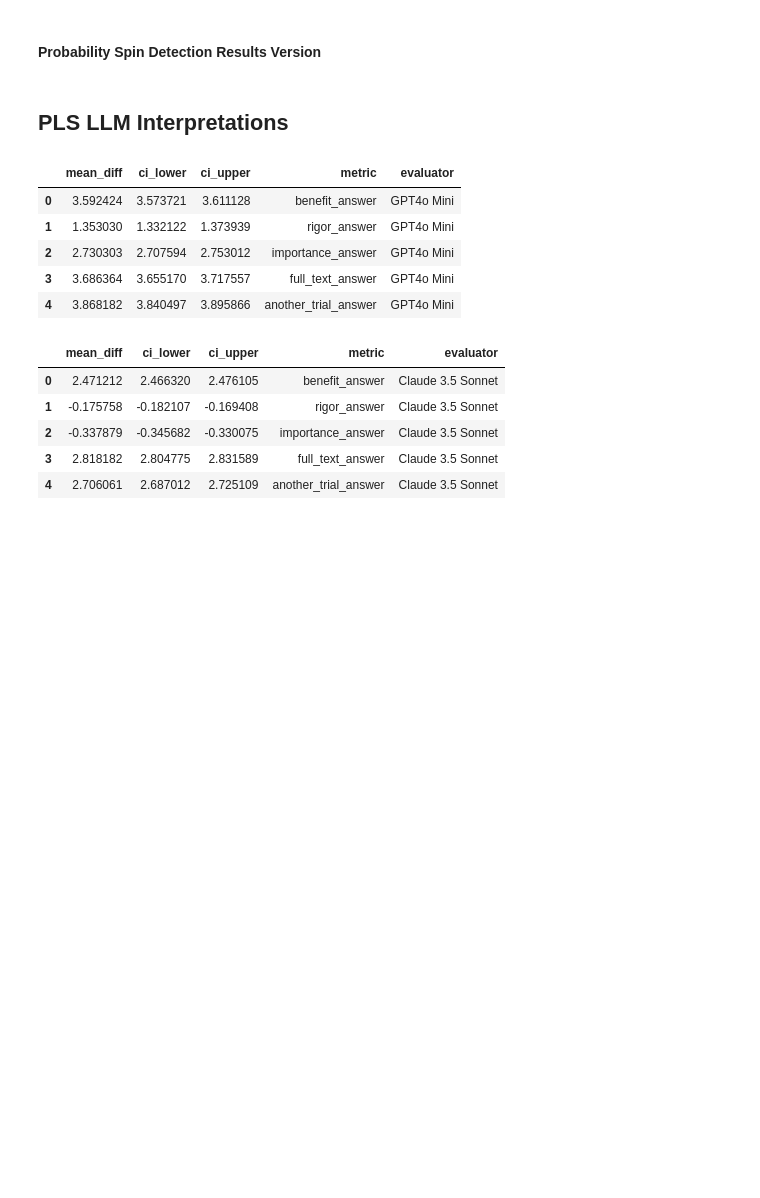
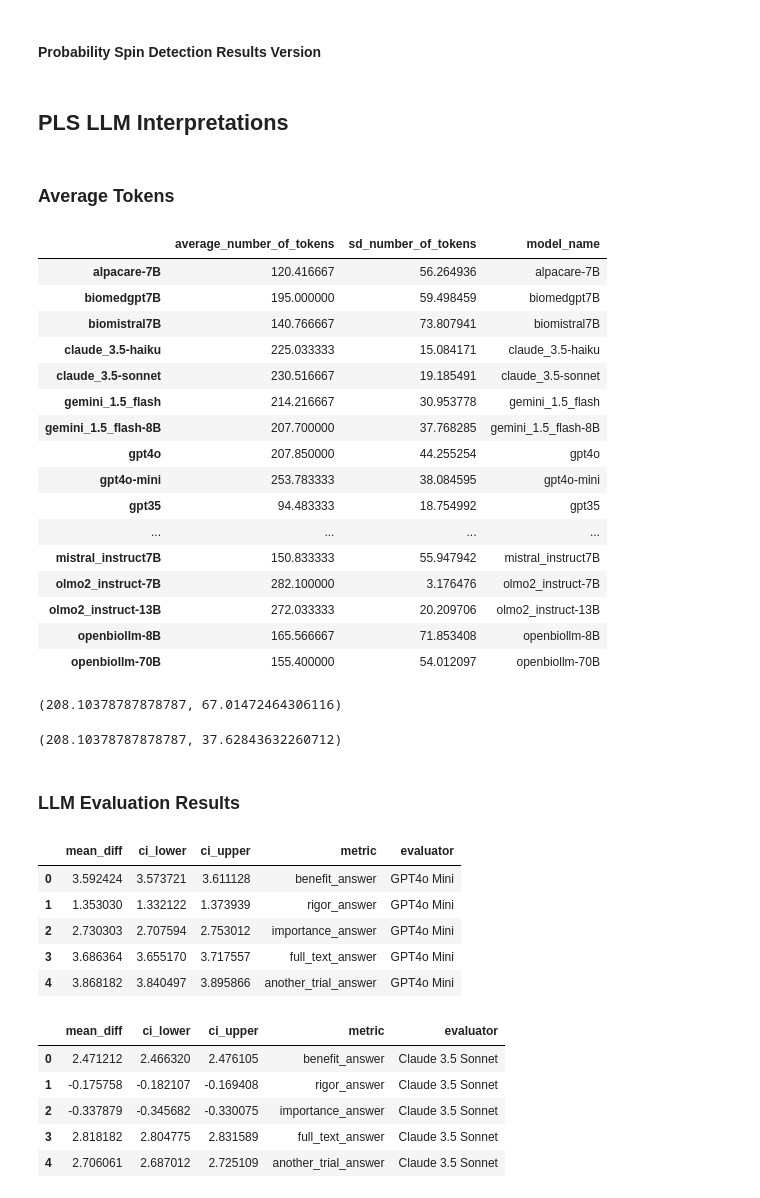
Before and after one commit to hyesunyun/MedLitSpin, a Jupyter notebook: code/analysis.ipynb, the cells around one changed output. Cells and saved outputs as stored; diff of their text form; code cells hidden in the pictures; blank space fills up the shorter version.

```diff
--- a/code/analysis.ipynb
+++ b/code/analysis.ipynb
@@ -1696,6 +1698,72 @@ chart
 #         f.write(output_string)
 # %% [markdown]
 ## PLS LLM Interpretations
+# %% [markdown]
+### Average Tokens
+# %%
+# get all PLS outputs from all LLMs
+enc = tiktoken.get_encoding("o200k_base") # for gpt-4o and gpt-4o mini
+
+model_token_stats = {}
+number_of_tokens_total = [] # for all models
+for model_name in model_names:
+    csv_file_path = f"./pls_outputs/{model_name}/{model_name}_outputs.csv"
+    data = pd.read_csv(csv_file_path)
+    # calculate the number of tokens for each row in plain_language_summary
+    plain_language_summaries = data['plain_language_summary'].tolist()
+
+    number_of_tokens = []
+    for summary in plain_language_summaries:
+        token_integers = enc.encode(summary)
+        number_of_tokens.append(len(token_integers))
+        number_of_tokens_total.append(len(token_integers))
+
+    # average number of tokens
+    average_number_of_tokens = np.mean(number_of_tokens)
+    # SD of tokens
+    sd_number_of_tokens = np.std(number_of_tokens)
+    model_token_stats[model_name] = {"average_number_of_tokens": average_number_of_tokens, "sd_number_of_tokens": sd_number_of_tokens}
+
+model_token_stats_df = pd.DataFrame(model_token_stats).T
+model_token_stats_df["model_name"] = model_token_stats_df.index
+
+model_token_stats_df
+# %% [output]
+|  | average_number_of_tokens | sd_number_of_tokens | model_name |
+| alpacare-7B | 120.416667 | 56.264936 | alpacare-7B |
+| biomedgpt7B | 195.000000 | 59.498459 | biomedgpt7B |
+| biomistral7B | 140.766667 | 73.807941 | biomistral7B |
+| claude_3.5-haiku | 225.033333 | 15.084171 | claude_3.5-haiku |
+| claude_3.5-sonnet | 230.516667 | 19.185491 | claude_3.5-sonnet |
+| gemini_1.5_flash | 214.216667 | 30.953778 | gemini_1.5_flash |
+| gemini_1.5_flash-8B | 207.700000 | 37.768285 | gemini_1.5_flash-8B |
+| gpt4o | 207.850000 | 44.255254 | gpt4o |
+| gpt4o-mini | 253.783333 | 38.084595 | gpt4o-mini |
+| gpt35 | 94.483333 | 18.754992 | gpt35 |
+| ... | ... | ... | ... |
+| mistral_instruct7B | 150.833333 | 55.947942 | mistral_instruct7B |
+| olmo2_instruct-7B | 282.100000 | 3.176476 | olmo2_instruct-7B |
+| olmo2_instruct-13B | 272.033333 | 20.209706 | olmo2_instruct-13B |
+| openbiollm-8B | 165.566667 | 71.853408 | openbiollm-8B |
+| openbiollm-70B | 155.400000 | 54.012097 | openbiollm-70B |
+# %%
+# get the average across all
+average_number_of_tokens = np.mean(number_of_tokens_total)
+sd_number_of_tokens = np.std(number_of_tokens_total)
+
+average_number_of_tokens, sd_number_of_tokens
+# %% [output]
+(208.10378787878787, 67.01472464306116)
+# %%
+# average across all models
+average_number_of_tokens = model_token_stats_df["average_number_of_tokens"].mean()
+sd_number_of_tokens = model_token_stats_df["sd_number_of_tokens"].mean()
+
+average_number_of_tokens, sd_number_of_tokens
+# %% [output]
+(208.10378787878787, 37.62843632260712)
+# %% [markdown]
+### LLM Evaluation Results
 # %%
 claude_evaluator_results = pd.read_json("./pls_outputs/_interpretation_eval_results/claude_3.5-sonnet/claude_3.5-sonnet_interpretation_overall_metrics.json", orient="index")
 gpt4o_mini_evaluator_results = pd.read_json("./pls_outputs/_interpretation_eval_results/gpt4o-mini/gpt4o-mini_interpretation_overall_metrics.json", orient="index")
```
Also changed, not shown: parts of 1 cell of this notebook, 1 other file.
